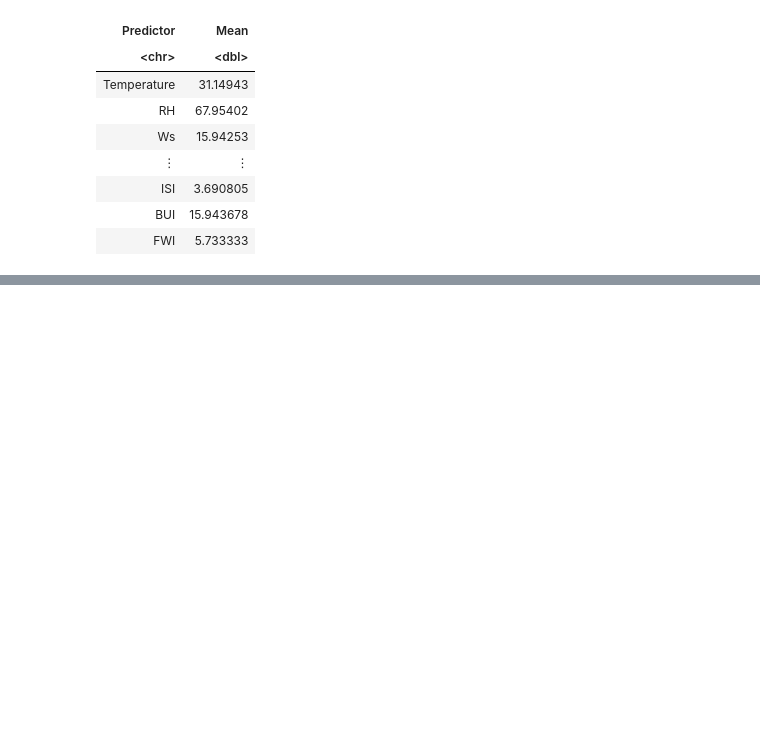
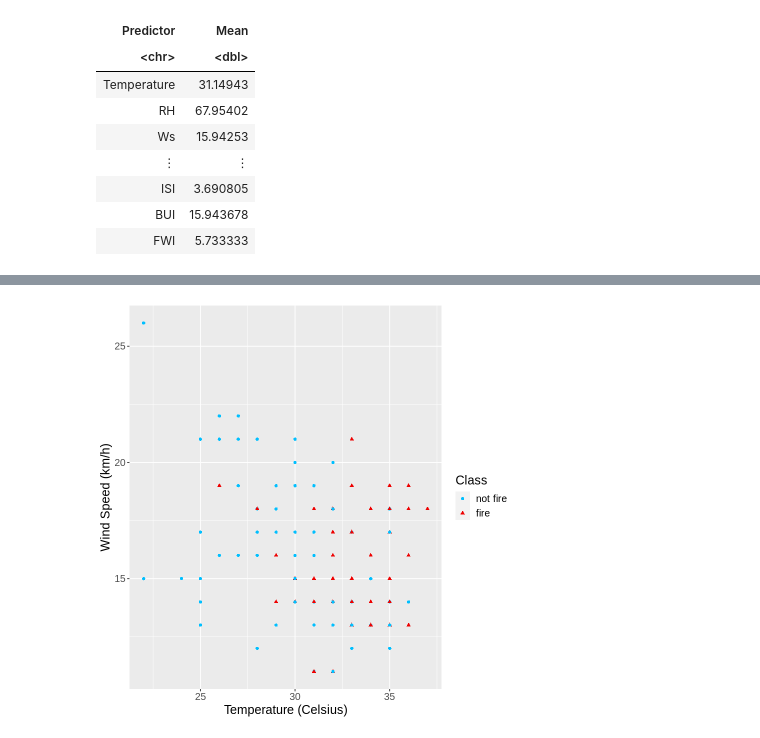
Before and after one commit to edsobcz/fire-project, a Jupyter notebook: group_09_proposal.ipynb, the cells around one changed output, grey strips where cells are left out. Drawn from its saved outputs; the diff is of its cells as text; code cells hidden in the pictures; blank space fills up the shorter version.

```diff
--- a/group_09_proposal.ipynb
+++ b/group_09_proposal.ipynb
@@ -147,4 +152,10 @@ FWI_dstn_plot
 # %%
 temp_ws_plot <- ggplot(fire_data, aes(x = Temperature, y = Ws)) +
     geom_point(aes(color = Classes, shape = Classes)) +
-    labs(x = "Temperature (Celsius)", )
+    labs(x = "Temperature (Celsius)", y = "Wind Speed (km/h)", color = "Class", shape = "Class") +
+    theme(text = element_text(size = 15)) +
+    scale_color_manual(values = c("deepskyblue1", "red2"))
+
+temp_ws_plot
+# %% [output]
+[figure, added]
```
Also changed, not shown: parts of 3 cells of this notebook.
